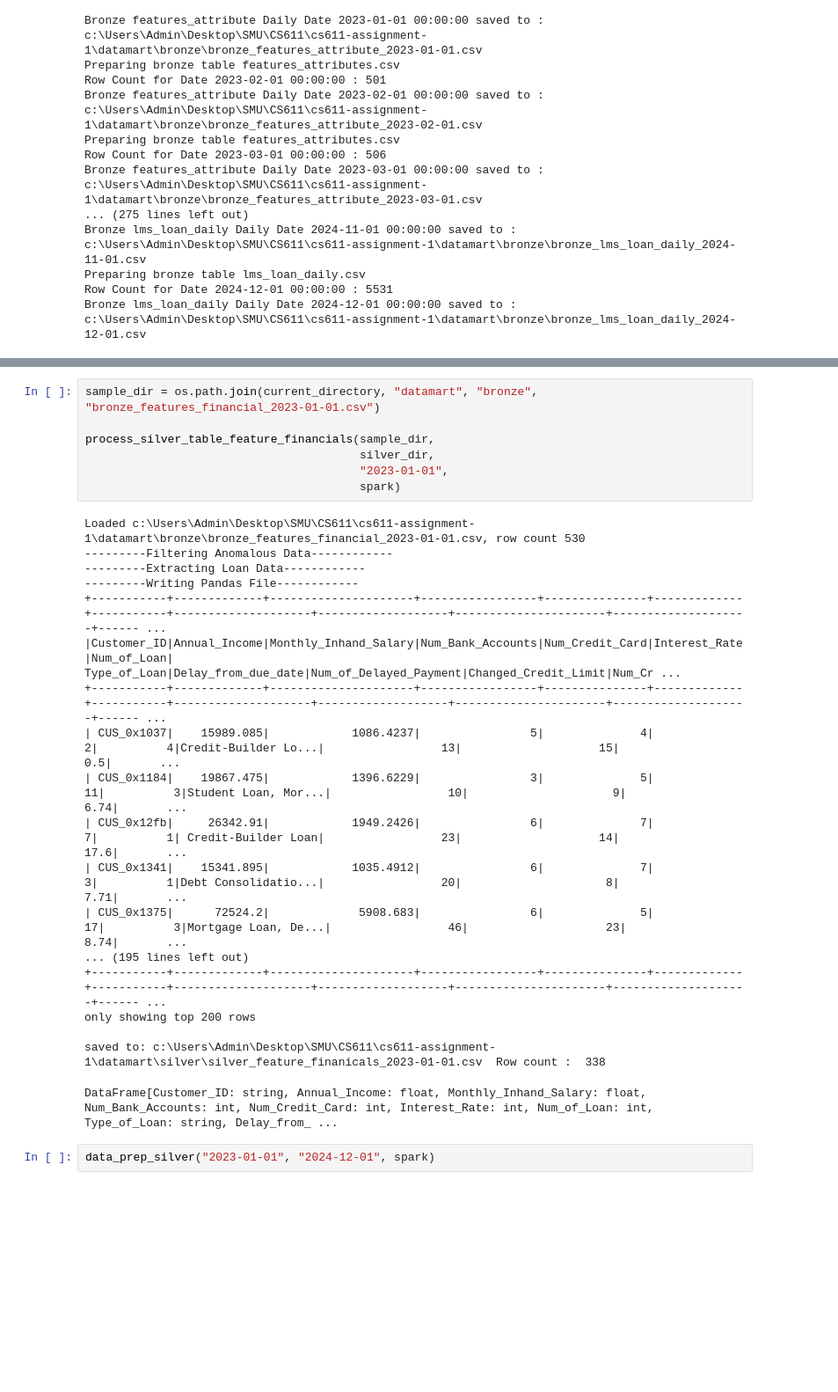
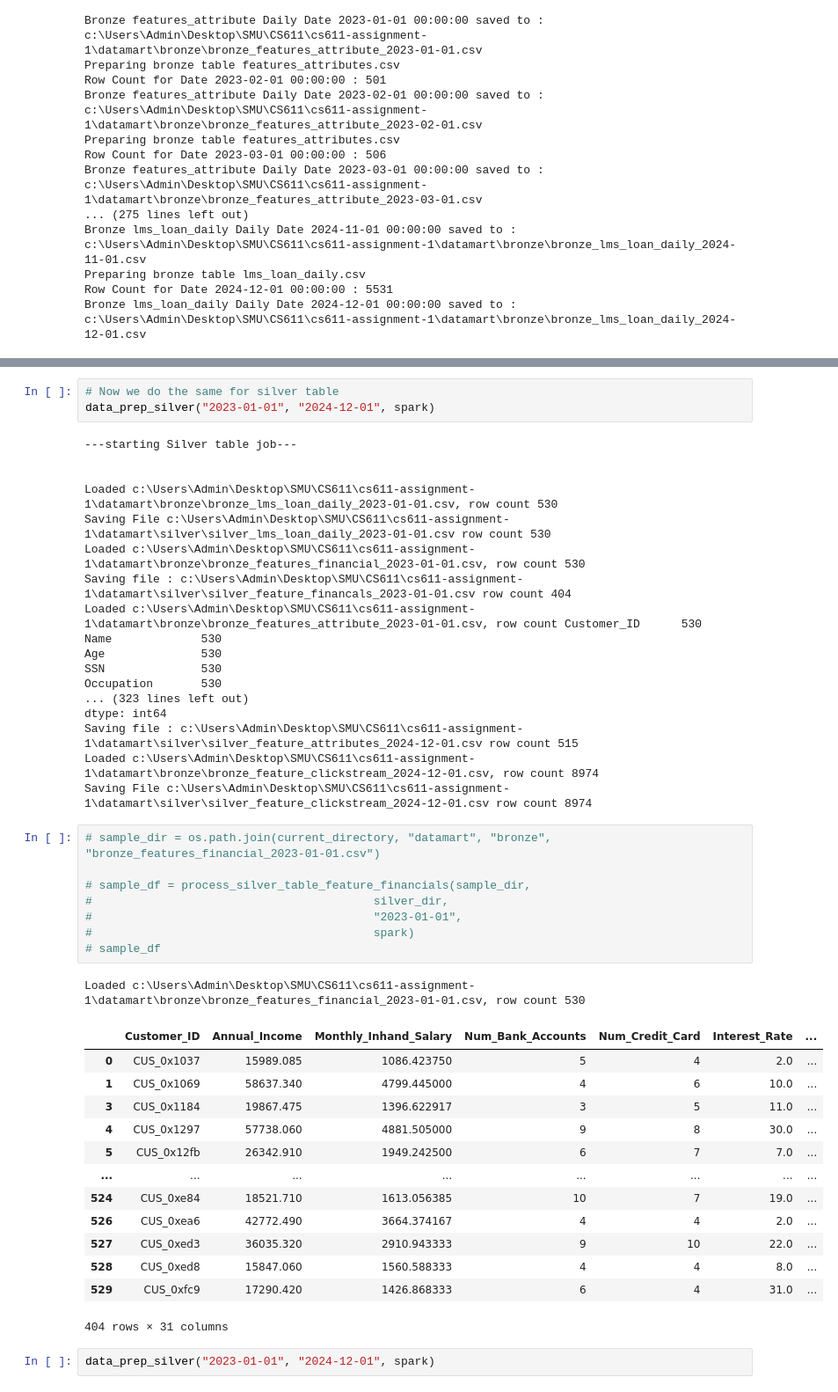
Before and after one commit to YeOldMan23/cs611-assignment-1, a Jupyter notebook: data_preprocessing_main.ipynb, the cells around one changed output, grey strips where cells are left out. Shown at 88% size. Cells and saved outputs as stored; diff of their text form; blank space fills up the shorter version.

Commit message:
fix silver table

```diff
--- a/data_preprocessing_main.ipynb
+++ b/data_preprocessing_main.ipynb
@@ -238,28 +126,46 @@ def process_silver_table_feature_financials(bronze_feature_financials : str, sil
+# %%
+# Now we do the same for silver table
+data_prep_silver("2023-01-01", "2024-12-01", spark)
+# %% [output]
+---starting Silver table job---
+
+
+Loaded c:\Users\Admin\Desktop\SMU\CS611\cs611-assignment-1\datamart\bronze\bronze_lms_loan_daily_2023-01-01.csv, row count 530
+Saving File c:\Users\Admin\Desktop\SMU\CS611\cs611-assignment-1\datamart\silver\silver_lms_loan_daily_2023-01-01.csv row count 530
+Loaded c:\Users\Admin\Desktop\SMU\CS611\cs611-assignment-1\datamart\bronze\bronze_features_financial_2023-01-01.csv, row count 530
+Saving file : c:\Users\Admin\Desktop\SMU\CS611\cs611-assignment-1\datamart\silver\silver_feature_financals_2023-01-01.csv row count 404
+Loaded c:\Users\Admin\Desktop\SMU\CS611\cs611-assignment-1\datamart\bronze\bronze_features_attribute_2023-01-01.csv, row count Customer_ID      530
+Name             530
+Age              530
+SSN              530
+Occupation       530
+... (323 lines left out)
+dtype: int64
+Saving file : c:\Users\Admin\Desktop\SMU\CS611\cs611-assignment-1\datamart\silver\silver_feature_attributes_2024-12-01.csv row count 515
+Loaded c:\Users\Admin\Desktop\SMU\CS611\cs611-assignment-1\datamart\bronze\bronze_feature_clickstream_2024-12-01.csv, row count 8974
+Saving File c:\Users\Admin\Desktop\SMU\CS611\cs611-assignment-1\datamart\silver\silver_feature_clickstream_2024-12-01.csv row count 8974
 # %%
-sample_dir = os.path.join(current_directory, "datamart", "bronze", "bronze_features_financial_2023-01-01.csv")
+# sample_dir = os.path.join(current_directory, "datamart", "bronze", "bronze_features_financial_2023-01-01.csv")
 
-process_silver_table_feature_financials(sample_dir,
-                                        silver_dir,
-                                        "2023-01-01",
-                                        spark)
+# sample_df = process_silver_table_feature_financials(sample_dir,
+#                                         silver_dir,
+#                                         "2023-01-01",
+#                                         spark)
+# sample_df
 # %% [output]
 Loaded c:\Users\Admin\Desktop\SMU\CS611\cs611-assignment-1\datamart\bronze\bronze_features_financial_2023-01-01.csv, row count 530
----------Filtering Anomalous Data------------
----------Extracting Loan Data------------
----------Writing Pandas File------------
-+-----------+-------------+---------------------+-----------------+---------------+-------------+-----------+--------------------+-------------------+----------------------+--------------------+------ ...
-|Customer_ID|Annual_Income|Monthly_Inhand_Salary|Num_Bank_Accounts|Num_Credit_Card|Interest_Rate|Num_of_Loan|        Type_of_Loan|Delay_from_due_date|Num_of_Delayed_Payment|Changed_Credit_Limit|Num_Cr ...
-+-----------+-------------+---------------------+-----------------+---------------+-------------+-----------+--------------------+-------------------+----------------------+--------------------+------ ...
-| CUS_0x1037|    15989.085|            1086.4237|                5|              4|            2|          4|Credit-Builder Lo...|                 13|                    15|                 0.5|       ...
-| CUS_0x1184|    19867.475|            1396.6229|                3|              5|           11|          3|Student Loan, Mor...|                 10|                     9|                6.74|       ...
-| CUS_0x12fb|     26342.91|            1949.2426|                6|              7|            7|          1| Credit-Builder Loan|                 23|                    14|                17.6|       ...
-| CUS_0x1341|    15341.895|            1035.4912|                6|              7|            3|          1|Debt Consolidatio...|                 20|                     8|                7.71|       ...
-| CUS_0x1375|      72524.2|             5908.683|                6|              5|           17|          3|Mortgage Loan, De...|                 46|                    23|                8.74|       ...
-... (195 lines left out)
-+-----------+-------------+---------------------+-----------------+---------------+-------------+-----------+--------------------+-------------------+----------------------+--------------------+------ ...
-only showing top 200 rows
-
-saved to: c:\Users\Admin\Desktop\SMU\CS611\cs611-assignment-1\datamart\silver\silver_feature_finanicals_2023-01-01.csv  Row count :  338
+|  | Customer_ID | Annual_Income | Monthly_Inhand_Salary | Num_Bank_Accounts | Num_Credit_Card | Interest_Rate | ... |
+| 0 | CUS_0x1037 | 15989.085 | 1086.423750 | 5 | 4 | 2.0 | ... |
+| 1 | CUS_0x1069 | 58637.340 | 4799.445000 | 4 | 6 | 10.0 | ... |
+| 3 | CUS_0x1184 | 19867.475 | 1396.622917 | 3 | 5 | 11.0 | ... |
+| 4 | CUS_0x1297 | 57738.060 | 4881.505000 | 9 | 8 | 30.0 | ... |
+| 5 | CUS_0x12fb | 26342.910 | 1949.242500 | 6 | 7 | 7.0 | ... |
+| ... | ... | ... | ... | ... | ... | ... | ... |
+| 524 | CUS_0xe84 | 18521.710 | 1613.056385 | 10 | 7 | 19.0 | ... |
+| 526 | CUS_0xea6 | 42772.490 | 3664.374167 | 4 | 4 | 2.0 | ... |
+| 527 | CUS_0xed3 | 36035.320 | 2910.943333 | 9 | 10 | 22.0 | ... |
+| 528 | CUS_0xed8 | 15847.060 | 1560.588333 | 4 | 4 | 8.0 | ... |
+| 529 | CUS_0xfc9 | 17290.420 | 1426.868333 | 6 | 4 | 31.0 | ... |
-DataFrame[Customer_ID: string, Annual_Income: float, Monthly_Inhand_Salary: float, Num_Bank_Accounts: int, Num_Credit_Card: int, Interest_Rate: int, Num_of_Loan: int, Type_of_Loan: string, Delay_from_ ...
+404 rows × 31 columns
 # %%
 data_prep_silver("2023-01-01", "2024-12-01", spark)
```
Also changed, not shown: parts of 4 cells of this notebook, 2 other files.
